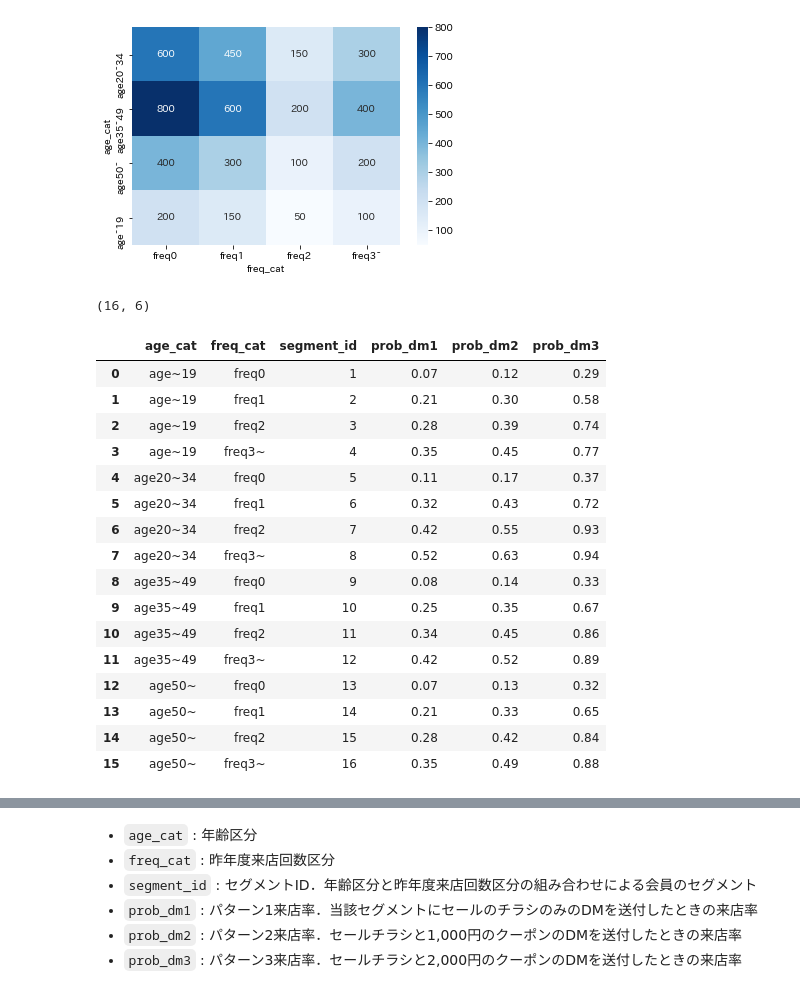
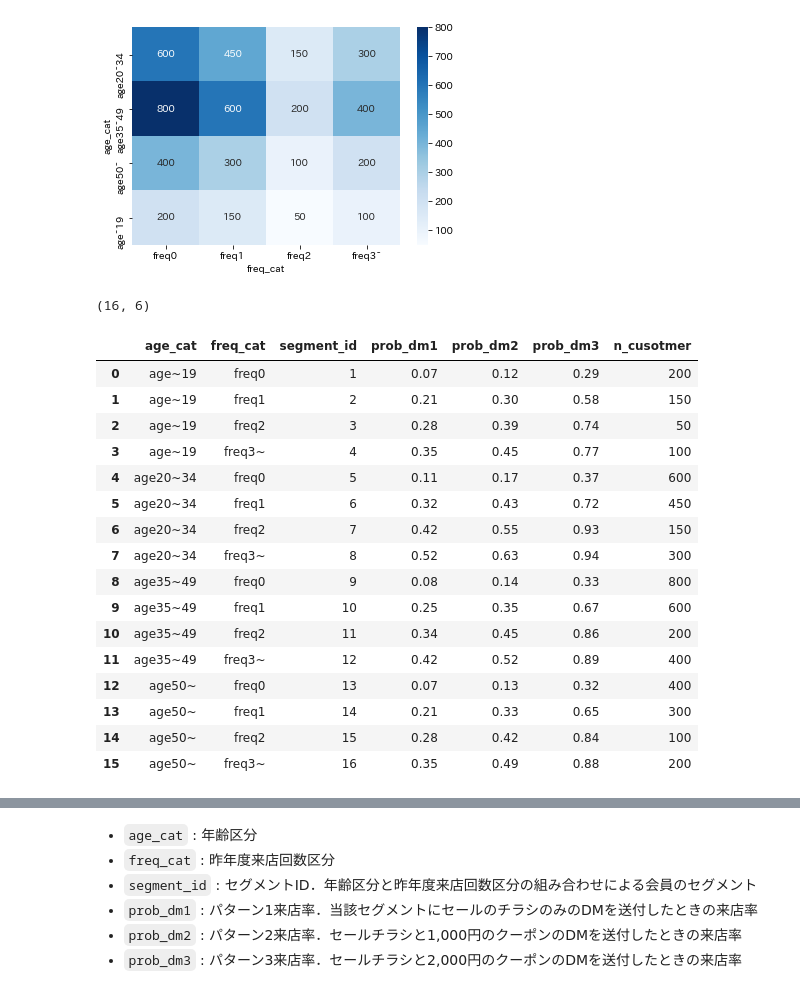
Before and after one commit to morison28/python-optimization, a Jupyter notebook: 02_discount-cuopon.ipynb, the cells around one changed output, grey strips where cells are left out. Cells and saved outputs as stored; diff of their text form; code cells hidden in the pictures.

```diff
--- a/02_discount-cuopon.ipynb
+++ b/02_discount-cuopon.ipynb
@@ -105,25 +105,27 @@ sns.heatmap(df_pivot_customer, annot=True, fmt='d', cmap='Blues')
 # %%
 # セグメントごとの来店率データ
 # 昨年度の年齢と昨年度来店回数区分でセグメント分け
+# ついでにセグメントごとの客数もJOIN
 df_proba = pd.read_csv('data/4.coupon/visit_probability.csv')
 print(df_proba.shape)
-df_proba
+n_customer_per_seg = df_customer.groupby(['age_cat', 'freq_cat']).agg({'customer_id': 'nunique'}).reset_index().rename(columns={'customer_id': 'n_cusotmer'})
+pd.merge(df_proba, n_customer_per_seg, on=['age_cat', 'freq_cat'])
 # %% [output]
 (16, 6)
-|  | age_cat | freq_cat | segment_id | prob_dm1 | prob_dm2 | prob_dm3 |
-| 0 | age~19 | freq0 | 1 | 0.07 | 0.12 | 0.29 |
-| 1 | age~19 | freq1 | 2 | 0.21 | 0.30 | 0.58 |
-| 2 | age~19 | freq2 | 3 | 0.28 | 0.39 | 0.74 |
-| 3 | age~19 | freq3~ | 4 | 0.35 | 0.45 | 0.77 |
-| 4 | age20~34 | freq0 | 5 | 0.11 | 0.17 | 0.37 |
-| 5 | age20~34 | freq1 | 6 | 0.32 | 0.43 | 0.72 |
-| 6 | age20~34 | freq2 | 7 | 0.42 | 0.55 | 0.93 |
-| 7 | age20~34 | freq3~ | 8 | 0.52 | 0.63 | 0.94 |
-| 8 | age35~49 | freq0 | 9 | 0.08 | 0.14 | 0.33 |
-| 9 | age35~49 | freq1 | 10 | 0.25 | 0.35 | 0.67 |
-| 10 | age35~49 | freq2 | 11 | 0.34 | 0.45 | 0.86 |
-| 11 | age35~49 | freq3~ | 12 | 0.42 | 0.52 | 0.89 |
-| 12 | age50~ | freq0 | 13 | 0.07 | 0.13 | 0.32 |
-| 13 | age50~ | freq1 | 14 | 0.21 | 0.33 | 0.65 |
-| 14 | age50~ | freq2 | 15 | 0.28 | 0.42 | 0.84 |
-| 15 | age50~ | freq3~ | 16 | 0.35 | 0.49 | 0.88 |
+|  | age_cat | freq_cat | segment_id | prob_dm1 | prob_dm2 | prob_dm3 | n_cusotmer |
+| 0 | age~19 | freq0 | 1 | 0.07 | 0.12 | 0.29 | 200 |
+| 1 | age~19 | freq1 | 2 | 0.21 | 0.30 | 0.58 | 150 |
+| 2 | age~19 | freq2 | 3 | 0.28 | 0.39 | 0.74 | 50 |
+| 3 | age~19 | freq3~ | 4 | 0.35 | 0.45 | 0.77 | 100 |
+| 4 | age20~34 | freq0 | 5 | 0.11 | 0.17 | 0.37 | 600 |
+| 5 | age20~34 | freq1 | 6 | 0.32 | 0.43 | 0.72 | 450 |
+| 6 | age20~34 | freq2 | 7 | 0.42 | 0.55 | 0.93 | 150 |
+| 7 | age20~34 | freq3~ | 8 | 0.52 | 0.63 | 0.94 | 300 |
+| 8 | age35~49 | freq0 | 9 | 0.08 | 0.14 | 0.33 | 800 |
+| 9 | age35~49 | freq1 | 10 | 0.25 | 0.35 | 0.67 | 600 |
+| 10 | age35~49 | freq2 | 11 | 0.34 | 0.45 | 0.86 | 200 |
+| 11 | age35~49 | freq3~ | 12 | 0.42 | 0.52 | 0.89 | 400 |
+| 12 | age50~ | freq0 | 13 | 0.07 | 0.13 | 0.32 | 400 |
+| 13 | age50~ | freq1 | 14 | 0.21 | 0.33 | 0.65 | 300 |
+| 14 | age50~ | freq2 | 15 | 0.28 | 0.42 | 0.84 | 100 |
+| 15 | age50~ | freq3~ | 16 | 0.35 | 0.49 | 0.88 | 200 |
```
Also changed, not shown: parts of 21 cells of this notebook.
